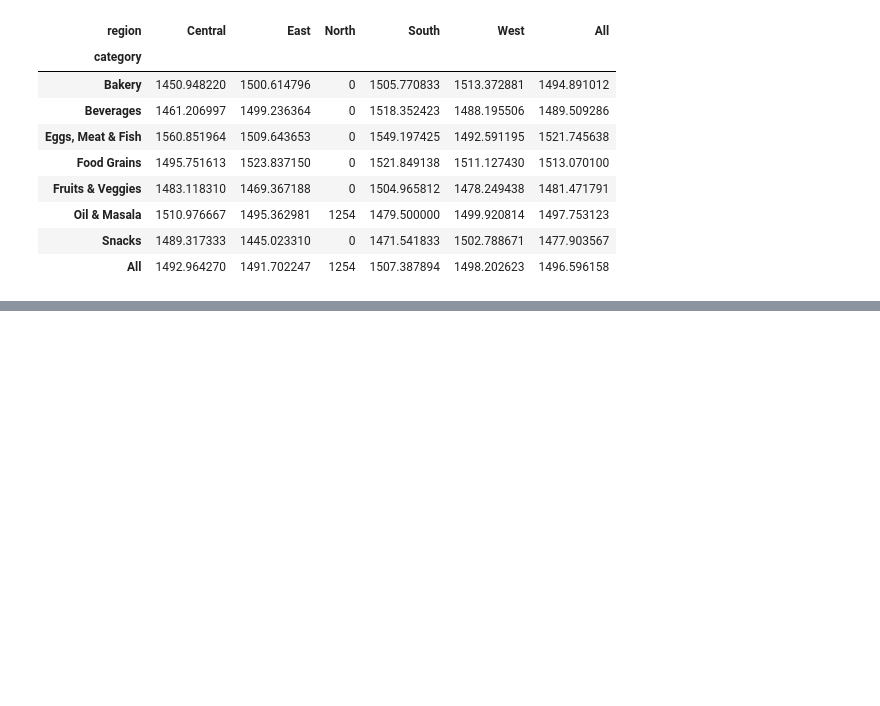
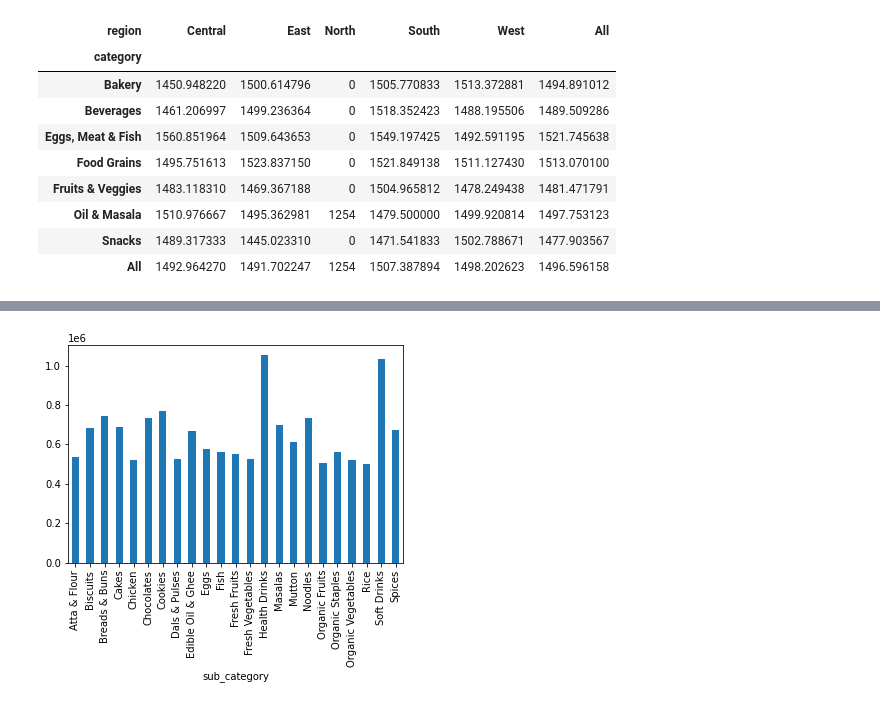
Before and after one commit to UCDPA-oneilld23/Grocery-Sales-project, a Jupyter notebook: UCDPA DON Assignment.ipynb, the cells around one changed output, grey strips where cells are left out. Cells and saved outputs as stored; diff of their text form; code cells hidden in the pictures; blank space fills up the shorter version.

```diff
--- a/UCDPA DON Assignment.ipynb
+++ b/UCDPA DON Assignment.ipynb
@@ -276,0 +316,8 @@ sns.lineplot(data=Sales_data, x="new_order_date", y="total_sales")
+# %%
+# Product sub-category with highest Sales
+sales_sub_category=Sales_data.groupby("sub_category")["total_sales"].sum()
+sales_sub_category.plot(kind='bar')
+plt.xticks(rotation=90)
+plt.show()
+# %% [output]
+[figure, added]
```
Also changed, not shown: parts of 11 cells of this notebook.
